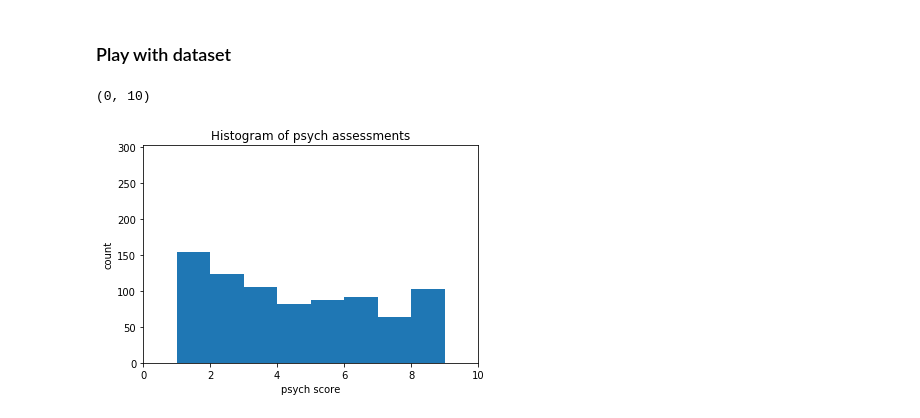
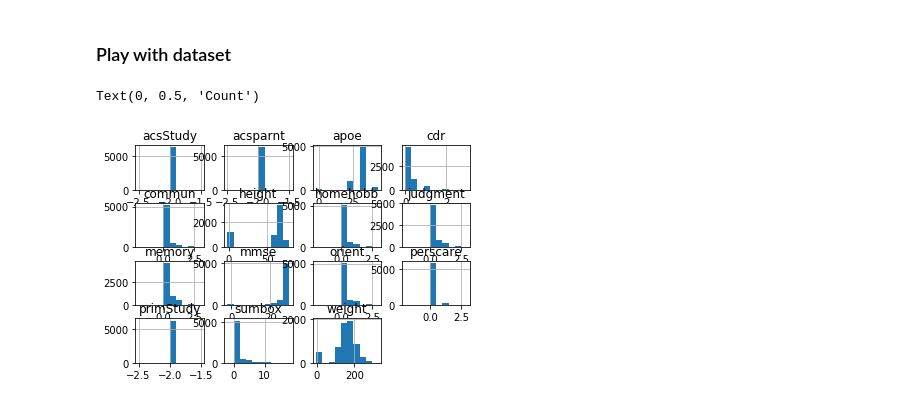
Before and after one commit to RoyMassett/Roy_Ava_Clustering_2019, a Jupyter notebook: notebooks/clustering.ipynb, the cells around one changed output. Drawn from its saved outputs; the diff is of its cells as text; code cells hidden in the pictures.

```diff
--- a/notebooks/clustering.ipynb
+++ b/notebooks/clustering.ipynb
@@ -23,11 +84,2 @@ OASIS.head()
 # %% [markdown]
 ### Play with dataset
-# %%
-plt.title('Histogram of psych assessments')
-plt.xlabel('psych score')
-plt.ylabel('count')
-plt.hist(OASIS['Psych Assessments'].fillna(-1))
-plt.xlim([0,10])
-# %% [output]
-(0, 10)
-[figure, removed]
@@ -33,0 +95,8 @@ plt.xlim([0,10])
+# %%
+OASIS.hist()
+
+plt.xlabel('Score')
+plt.ylabel('Count')
+# %% [output]
+Text(0, 0.5, 'Count')
+[figure, added]
```
Also changed, not shown: parts of 31 cells of this notebook.
